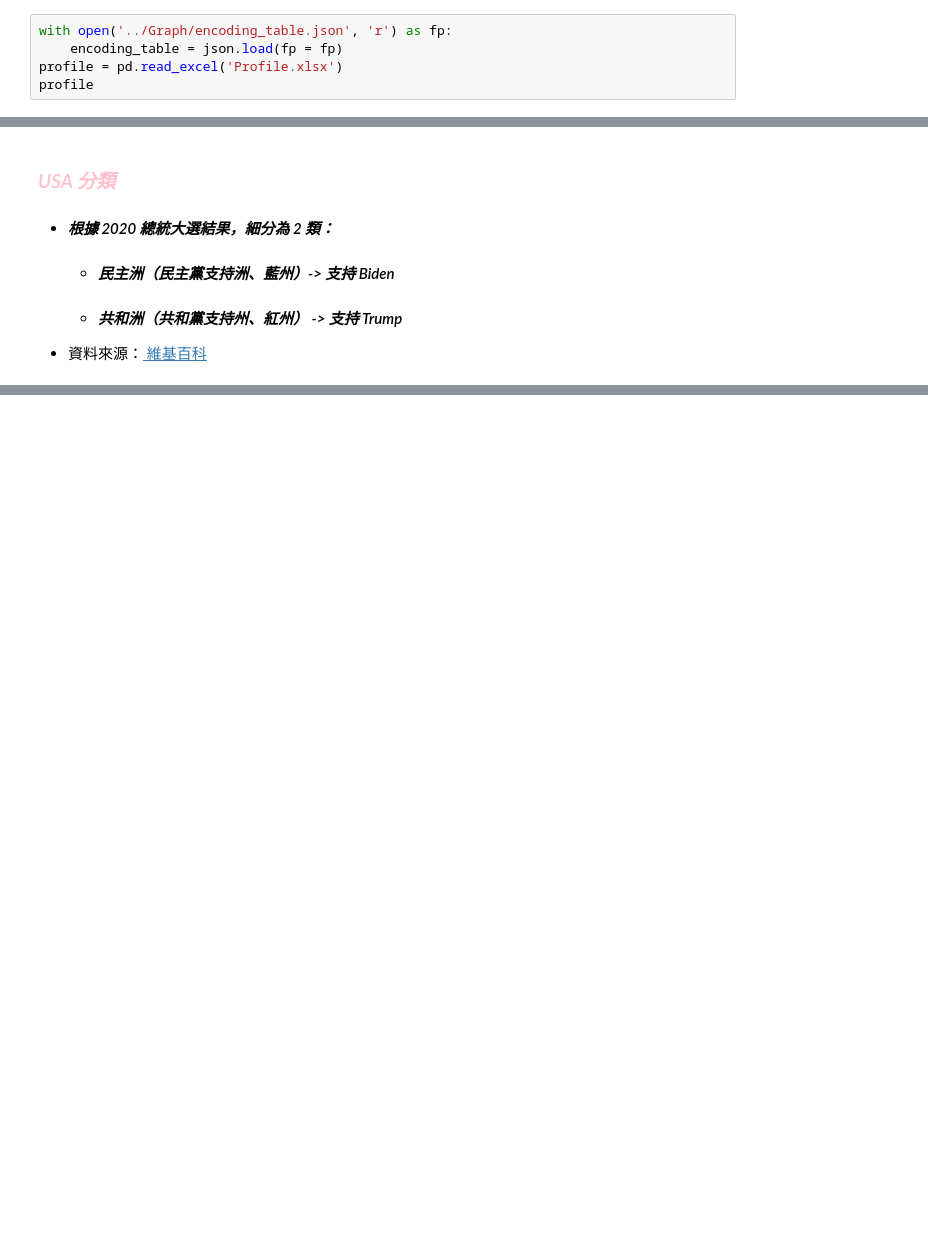
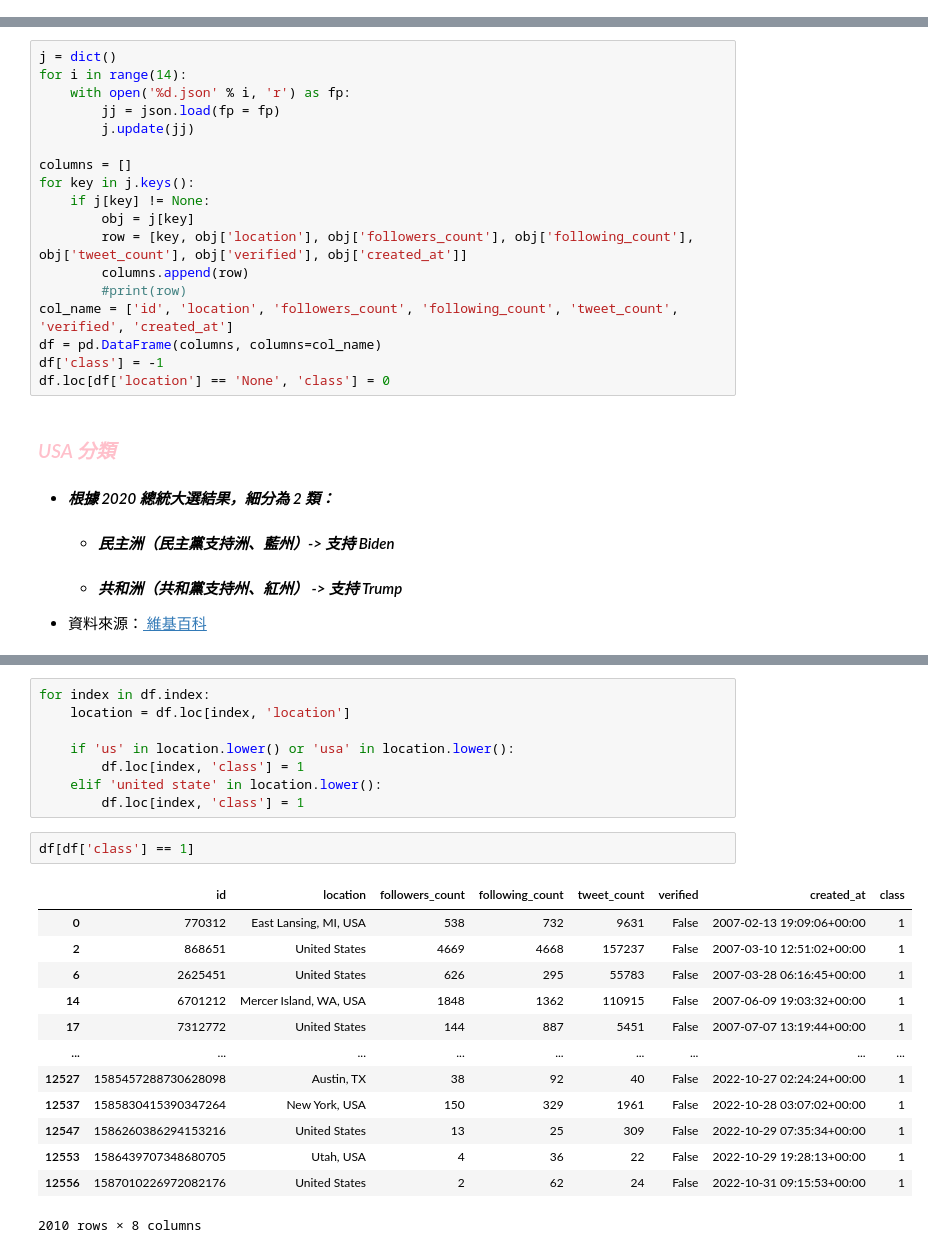
Before and after one commit to sean19981002/MyResearch, a Jupyter notebook: Biden/2022-11-07/user_profile/location_class.ipynb, the cells around one changed output, grey strips where cells are left out. Saved outputs shown, nothing was run; the diff lists cells and outputs as text; blank space fills up the shorter version.

Commit message:
12/29 user profile
correct what is wrong last time json transform to dataframe

```diff
--- a/Biden/2022-11-07/user_profile/location_class.ipynb
+++ b/Biden/2022-11-07/user_profile/location_class.ipynb
@@ -4,8 +4,3 @@ import numpy as np
 import matplotlib.pyplot as plt
 %matplotlib inline
 import json
-# %%
-with open('../Graph/encoding_table.json', 'r') as fp:
-    encoding_table = json.load(fp = fp)
-profile = pd.read_excel('Profile.xlsx')
-profile
@@ -30,3 +7,21 @@ other = profile[profile['class'] == -1].copy()
+# %%
+j = dict()
+for i in range(14):
+    with open('%d.json' % i, 'r') as fp:
+        jj = json.load(fp = fp)
+        j.update(jj)
+
+columns = []
+for key in j.keys():
+    if j[key] != None:
+        obj = j[key]
+        row = [key, obj['location'], obj['followers_count'], obj['following_count'], obj['tweet_count'], obj['verified'], obj['created_at']]
+        columns.append(row)
+        #print(row)
+col_name = ['id', 'location', 'followers_count', 'following_count', 'tweet_count', 'verified', 'created_at']
+df = pd.DataFrame(columns, columns=col_name)
+df['class'] = -1
+df.loc[df['location'] == 'None', 'class'] = 0
 # %% [markdown]
 ### <font color="pink"> *USA 分類* </font>
 * #### *根據 2020 總統大選結果，細分為 2 類：*
@@ -75,0 +48,24 @@ non
+# %%
+for index in df.index:
+    location = df.loc[index, 'location']
+
+    if 'us' in location.lower() or 'usa' in location.lower():
+        df.loc[index, 'class'] = 1
+    elif 'united state' in location.lower():
+        df.loc[index, 'class'] = 1
+# %%
+df[df['class'] == 1]
+# %% [output]
+|  | id | location | followers_count | following_count | tweet_count | verified | created_at | class |
+| 0 | 770312 | East Lansing, MI, USA | 538 | 732 | 9631 | False | 2007-02-13 19:09:06+00:00 | 1 |
+| 2 | 868651 | United States | 4669 | 4668 | 157237 | False | 2007-03-10 12:51:02+00:00 | 1 |
+| 6 | 2625451 | United States | 626 | 295 | 55783 | False | 2007-03-28 06:16:45+00:00 | 1 |
+| 14 | 6701212 | Mercer Island, WA, USA | 1848 | 1362 | 110915 | False | 2007-06-09 19:03:32+00:00 | 1 |
+| 17 | 7312772 | United States | 144 | 887 | 5451 | False | 2007-07-07 13:19:44+00:00 | 1 |
+| ... | ... | ... | ... | ... | ... | ... | ... | ... |
+| 12527 | 1585457288730628098 | Austin, TX | 38 | 92 | 40 | False | 2022-10-27 02:24:24+00:00 | 1 |
+| 12537 | 1585830415390347264 | New York, USA | 150 | 329 | 1961 | False | 2022-10-28 03:07:02+00:00 | 1 |
+| 12547 | 1586260386294153216 | United States | 13 | 25 | 309 | False | 2022-10-29 07:35:34+00:00 | 1 |
+| 12553 | 1586439707348680705 | Utah, USA | 4 | 36 | 22 | False | 2022-10-29 19:28:13+00:00 | 1 |
+| 12556 | 1587010226972082176 | United States | 2 | 62 | 24 | False | 2022-10-31 09:15:53+00:00 | 1 |
+2010 rows × 8 columns
```
Also changed, not shown: parts of 6 cells of this notebook, 7 other files.
